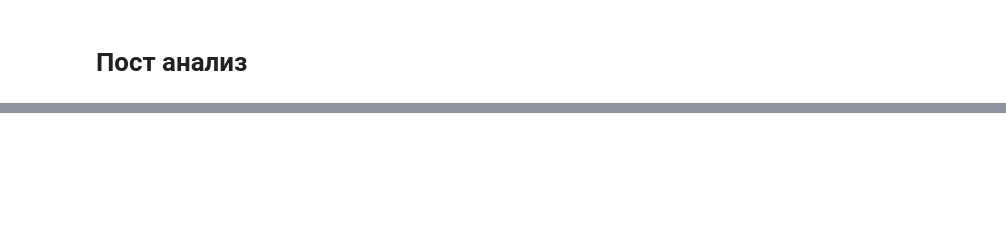
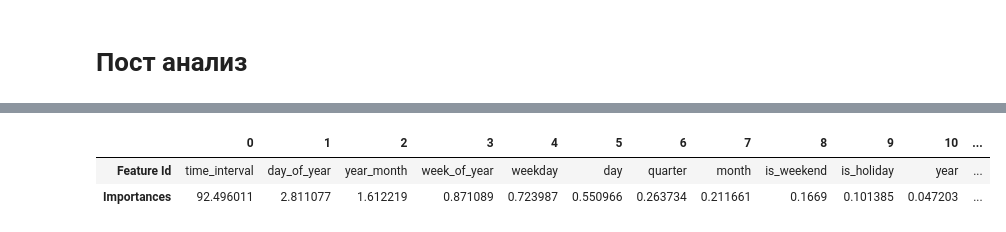
Before and after one commit to vdmitrii/oneproject, a Jupyter notebook: notebooks/Time_series_Vkus.ipynb, the cells around one changed output, grey strips where cells are left out. Saved outputs shown, nothing was run; the diff lists cells and outputs as text; code cells hidden in the pictures; blank space fills up the shorter version.

```diff
--- a/notebooks/Time_series_Vkus.ipynb
+++ b/notebooks/Time_series_Vkus.ipynb
@@ -532,0 +472,7 @@ model.get_feature_importance(prettified=True)
+# %%
+# Посмотрим на важность признаков.
+model.get_feature_importance(prettified=True).T
+# %% [output]
+|  | 0 | 1 | 2 | 3 | 4 | 5 | 6 | 7 | 8 | 9 | 10 | ... |
+| Feature Id | time_interval | day_of_year | year_month | week_of_year | weekday | day | quarter | month | is_weekend | is_holiday | year | ... |
+| Importances | 92.496011 | 2.811077 | 1.612219 | 0.871089 | 0.723987 | 0.550966 | 0.263734 | 0.211661 | 0.1669 | 0.101385 | 0.047203 | ... |
```
Also changed, not shown: parts of 17 cells of this notebook.
